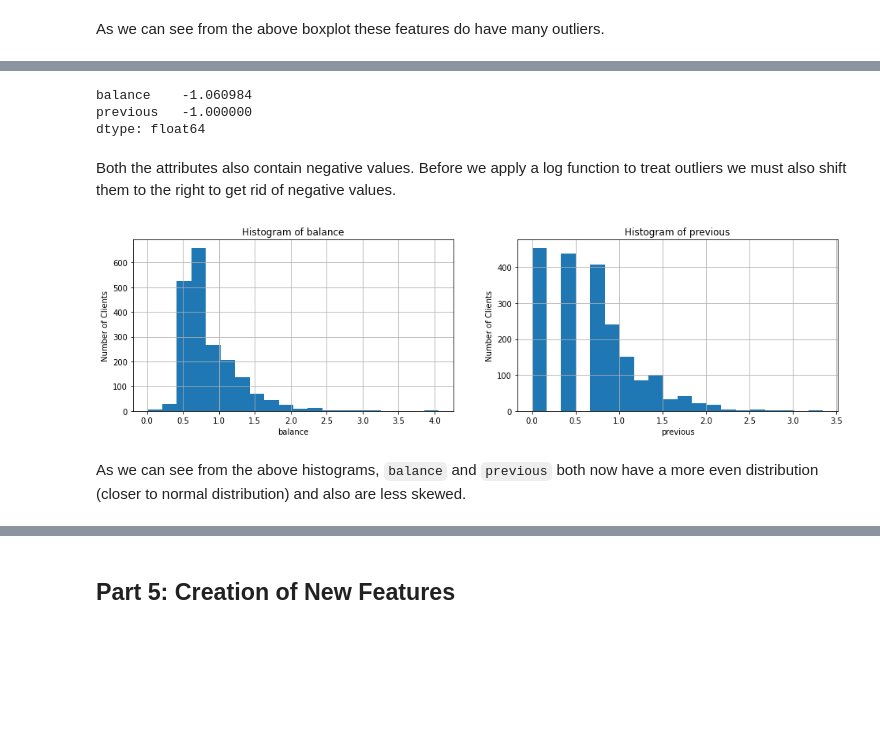
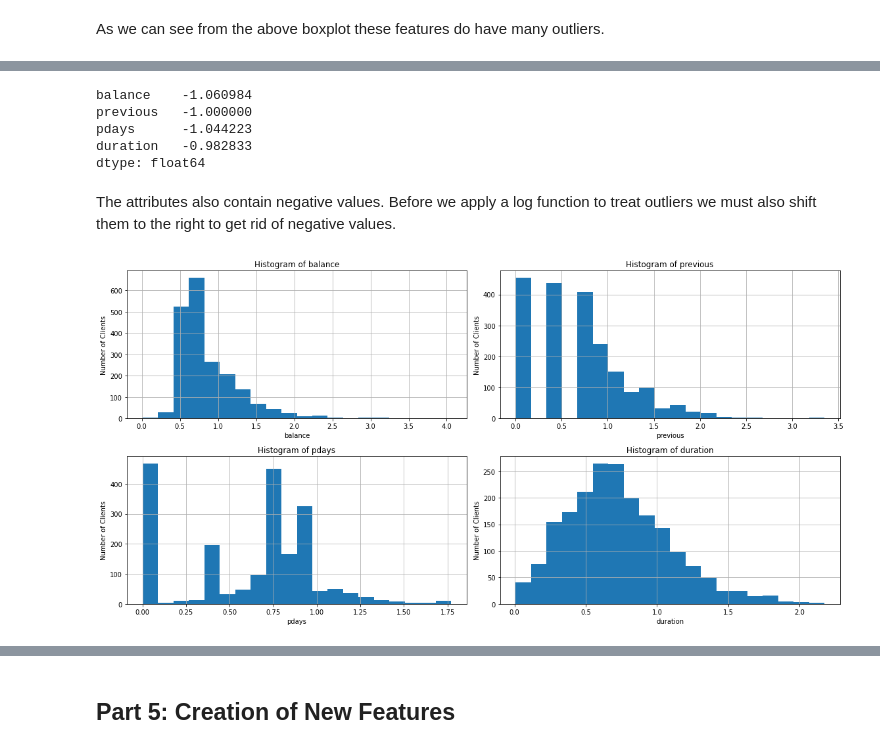
Before and after one commit to seanmorrissey98/DataMining, a Jupyter notebook: Etivity2/etivity2.ipynb, the cells around one changed output, grey strips where cells are left out. Cells and saved outputs as stored; diff of their text form; code cells hidden in the pictures; blank space fills up the shorter version.

```diff
--- a/Etivity2/etivity2.ipynb
+++ b/Etivity2/etivity2.ipynb
@@ -260,7 +260,7 @@ From viewing the above plots we can see that `campaign` and `balance` follow mor
 # %%
 # Use a standard scaler to scale attributes evenly distributed
 scaler = StandardScaler()
-df[['campaign','balance']] = scaler.fit_transform(df[['campaign','balance']])
+df[['campaign','age']] = scaler.fit_transform(df[['campaign','age']])
 # %% [markdown]
 Also from viewing the above plots we can see that `balance`, `previous`, `pdays` and `duration` all contain **outliers**. Due to these features containing outliers the **minmax** or **standard scalers** are not suited to them, as the outliers would end up being on the boundaries with the rest of the data lying in a small range. The solution is to use a **robust scaler** as it is more suited to **outliers**.
 # %%
@@ -305,35 +320,52 @@ The above histograms shows that both attributes are left skewed and also backs u
 # %%
-df[['balance', 'previous']].min()
+df[['balance', 'previous', 'pdays', 'duration']].min()
 # %% [output]
 balance    -1.060984
 previous   -1.000000
+pdays      -1.044223
+duration   -0.982833
 dtype: float64
 # %% [markdown]
-Both the attributes also contain negative values. Before we apply a log function to treat outliers we must also shift them to the right to get rid of negative values.
+The attributes also contain negative values. Before we apply a log function to treat outliers we must also shift them to the right to get rid of negative values.
 # %%
 # Use a log transformation to decrease the impact of outliers
 df['balance'] = np.log(df['balance']+2.07)
 df['previous'] = np.log(df['previous']+2)
+df['pdays'] = np.log(df['pdays']+2.044223)
+df['duration'] = np.log(df['duration']+1.99)
 # %%
-# Create figure with two subplots
-fig = plt.figure(figsize=(16,4))
+# Create figure with four subplots
+fig = plt.figure(figsize=(16,8))
 
 # Plot balance
-ax1 = fig.add_subplot(1, 2, 1)
+ax1 = fig.add_subplot(2, 2, 1)
 ax1.set_title("Histogram of balance")
 ax1.set_xlabel('balance')
 ax1.set_ylabel('Number of Clients')
 df['balance'].hist(bins=20)
 
 # Plot previous
-ax3 = fig.add_subplot(1, 2, 2)
+ax3 = fig.add_subplot(2, 2, 2)
 ax3.set_title("Histogram of previous")
 ax3.set_xlabel('previous')
 ax3.set_ylabel('Number of Clients')
 df['previous'].hist(bins=20)
 
+# Plot pdays
+ax2 = fig.add_subplot(2, 2, 3)
+ax2.set_title("Histogram of pdays")
+ax2.set_xlabel('pdays')
+ax2.set_ylabel('Number of Clients')
+df['pdays'].hist(bins=20)
+
+# Plot duration
+ax4 = fig.add_subplot(2, 2, 4)
+ax4.set_title("Histogram of duration")
+ax4.set_xlabel('duration')
+ax4.set_ylabel('Number of Clients')
+df['duration'].hist(bins=20)
+
+fig.tight_layout()
 plt.show()
 # %% [output]
-[figure, old version]
+[figure, new version]
-# %% [markdown]
-As we can see from the above histograms, `balance` and `previous` both now have a more even distribution (closer to normal distribution) and also are less skewed.
```
Also changed, not shown: parts of 18 cells of this notebook.
